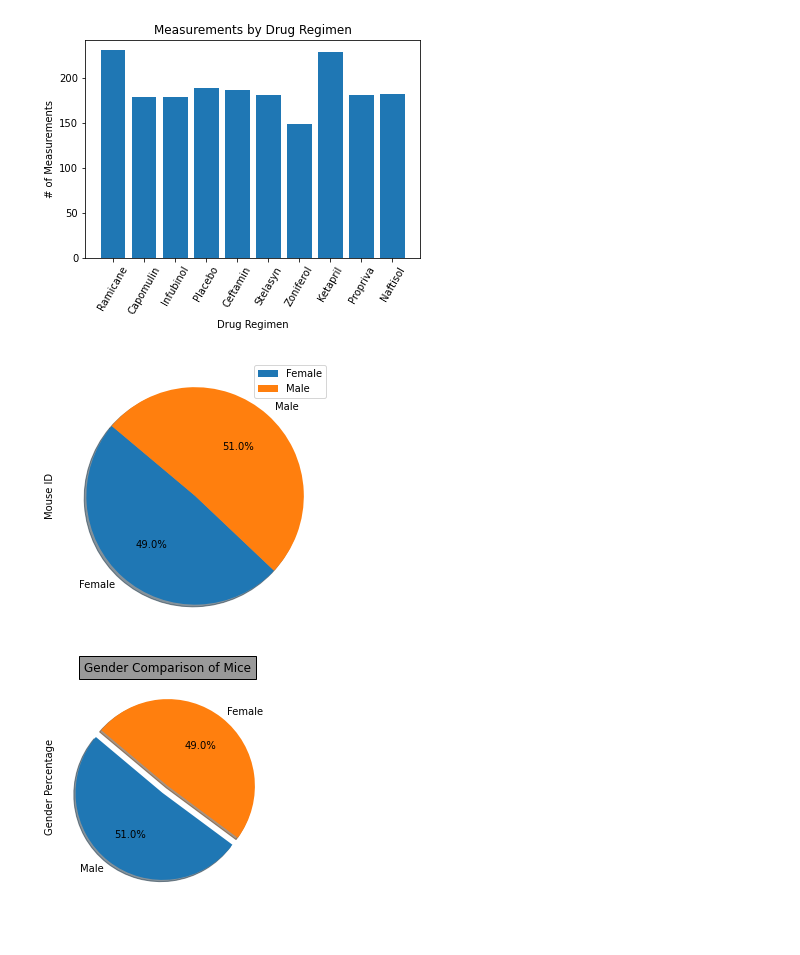
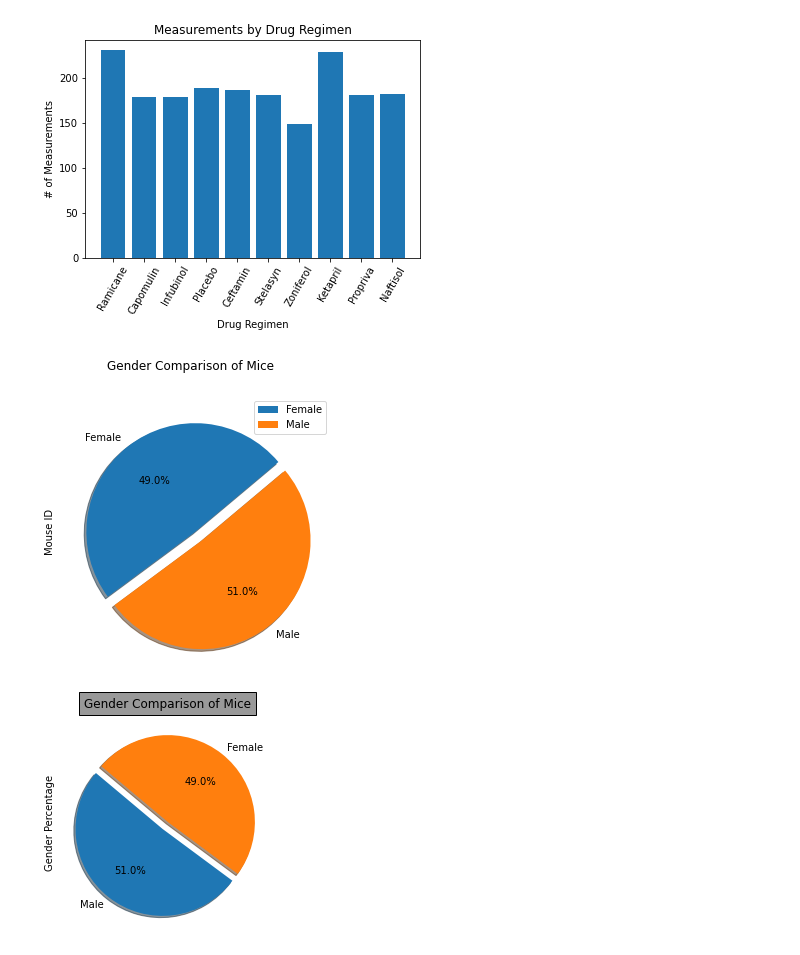
Before and after one commit to jforbis/matplotlib-pymaceuticals, a Jupyter notebook: pymaceuticals_JF.ipynb, the cells around one changed output. Saved outputs shown, nothing was run; the diff lists cells and outputs as text; code cells hidden in the pictures.

```diff
--- a/pymaceuticals_JF.ipynb
+++ b/pymaceuticals_JF.ipynb
@@ -164,22 +164,13 @@ plt.show()
 [figure]
 # %%
 # Generate a pie plot showing the distribution of female versus male mice using pandas
-# a = clean_df["Sex"].value_counts()
-
-# a.plot(kind="pie", y="Sex", title="Gender Comparison of Mice")
-# plt.ylabel("Mouse Gender")
-
-# plt.show()
-# plt.axis("equal")
-# plot = clean_df.plot.pie(y=["Sex"].count(), figsize=(5, 5))
 gender_group_df = clean_df.groupby(["Sex"]).count()
-
 gender_df = pd.DataFrame(gender_group_df)
 summary_gender_df = gender_df.drop(columns=["Drug Regimen", "Age_months", "Weight (g)", "Timepoint", "Tumor Volume (mm3)", "Metastatic Sites"])
 summary_gender_df
-plot = summary_gender_df.plot.pie(subplots=True, figsize=(5, 5), autopct="%1.1f%%", shadow=True, startangle=140)
+plot = summary_gender_df.plot.pie(subplots=True, figsize=(5, 5), autopct="%1.1f%%", shadow=True, startangle=40, explode=(0,0.1), title="Gender Comparison of Mice")
 # %% [output]
-[figure, old version]
+[figure, new version]
 # %%
 # Generate a pie plot showing the distribution of female versus male mice using pyplot
 labels = clean_df["Sex"].unique()
```
Also changed, not shown: parts of 1 cell of this notebook.
